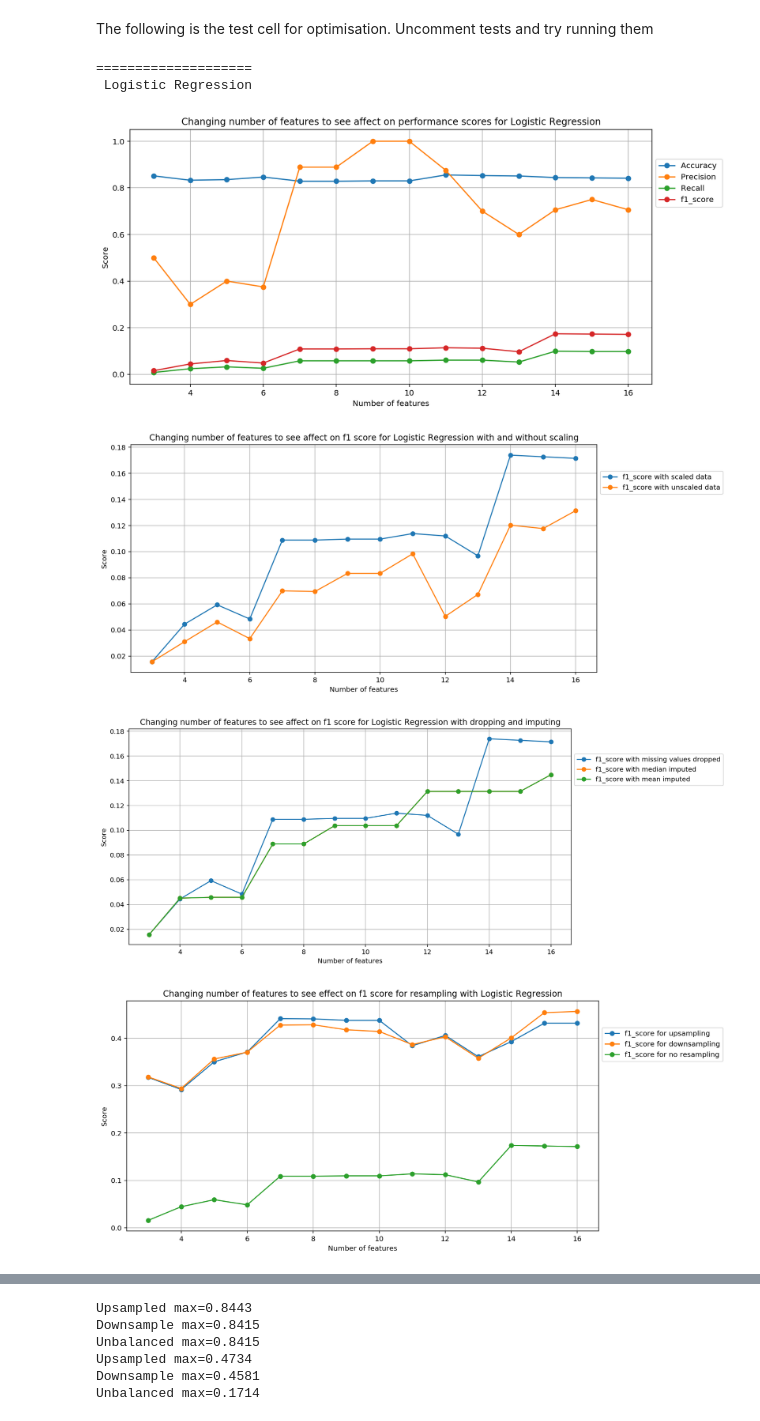
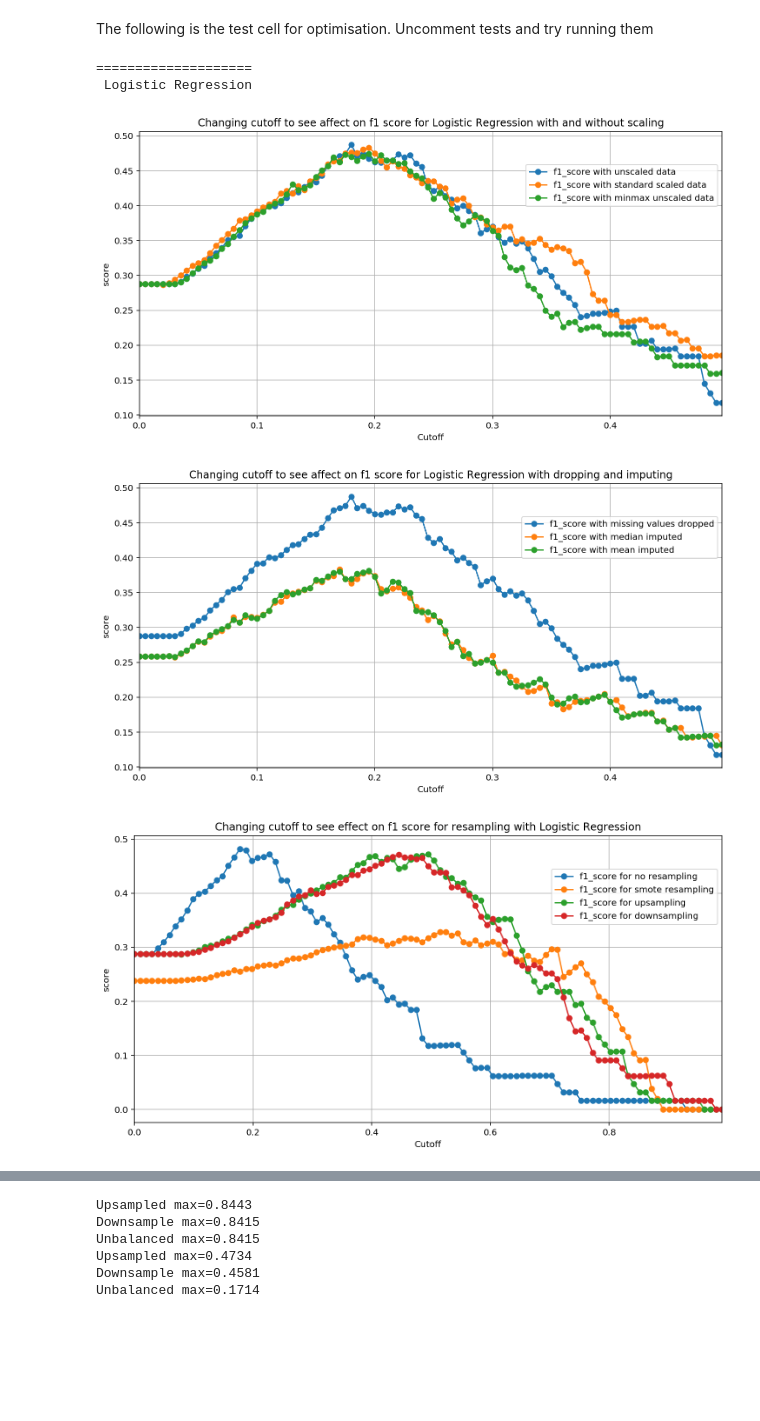
Before and after one commit to ljhowell/machine-learning_CHD, a Jupyter notebook: Optimisation_LR.ipynb, the cells around one changed output, grey strips where cells are left out. Saved outputs shown, nothing was run; the diff lists cells and outputs as text; code cells hidden in the pictures; blank space fills up the shorter version.

```diff
--- a/Optimisation_LR.ipynb
+++ b/Optimisation_LR.ipynb
@@ -406,58 +450,64 @@ for a in algorithms_to_test:
     print ("====================\n",a,"\n")
 
     ########################################
     ####    Plotting over n features    ####
     ########################################
 
-    plt.figure(figsize=(12, 6))
-    plt.title('Changing number of features to see affect on performance scores for {}'.format(a))
-    t_features(dataset_c,algorithms[a])
+#     plt.figure(figsize=(12, 6))
+#     plt.title('Changing number of features to see affect on performance scores for {}'.format(a))
+#     t_features(dataset_c,algorithms[a],metrics=['f1_score'])
 
-    plt.figure(figsize=(12, 6))
-    plt.title('Changing number of features to see affect on f1 score for {} with and without scaling'.format(a))
-    t_features(dataset_c,algorithms[a],scale=True, metrics=['f1_score'], label='with scaled data')
-    t_features(dataset_c,algorithms[a],scale=False, metrics=['f1_score'], label='with unscaled data')
+#     plt.figure(figsize=(12, 6))
+#     plt.title('Changing number of features to see affect on f1 score for {} with and without scaling'.format(a))
+#     t_features(dataset_c,algorithms[a],scale=True, metrics=['f1_score'], label='with scaled data')
+#     t_features(dataset_c,algorithms[a],scale=False, metrics=['f1_score'], label='with unscaled data')
 
-    plt.figure(figsize=(12, 6))
-    plt.title('Changing number of features to see affect on f1 score for {} with dropping and imputing'.format(a))
-    t_features(dataset_c,algorithms[a], remove_missing = 'drop', metrics=['f1_score'], label='with missing values dropped')
-    t_features(dataset_c,algorithms[a], remove_missing = 'impute_median', metrics=['f1_score'], label='with median imputed')
-    t_features(dataset_c,algorithms[a], remove_missing = 'impute_mean', metrics=['f1_score'], label='with mean imputed')
+#     plt.figure(figsize=(12, 6))
+#     plt.title('Changing number of features to see affect on f1 score for {} with dropping and imputing'.format(a))
+#     t_features(dataset_c,algorithms[a], remove_missing = 'drop', metrics=['f1_score'], label='with missing values dropped')
+#     t_features(dataset_c,algorithms[a], remove_missing = 'impute_median', metrics=['f1_score'], label='with median imputed')
+#     t_features(dataset_c,algorithms[a], remove_missing = 'impute_mean', metrics=['f1_score'], label='with mean imputed')
 
-    plt.figure(figsize=(12, 6))
-    plt.title('Changing number of features to see effect on f1 score for resampling with {}'.format(a))
-    t_features(dataset_c, algorithms[a], resample = 'down',metrics=['f1_score'],label='for upsampling')
-    t_features(dataset_c, algorithms[a], resample = 'up',metrics=['f1_score'],label='for downsampling')
-    t_features(dataset_c, algorithms[a], resample = 'none',metrics=['f1_score'],label='for no resampling')
+#     plt.figure(figsize=(12, 6))
+#     plt.title('Changing number of features to see effect on f1 score for resampling with {}'.format(a))
+#     t_features(dataset_c, algorithms[a], resample = 'down',metrics=['f1_score'],label='for upsampling')
+#     t_features(dataset_c, algorithms[a], resample = 'up',metrics=['f1_score'],label='for downsampling')
+#     t_features(dataset_c, algorithms[a], resample = 'none',metrics=['f1_score'],label='for no resampling')
 
     ########################################
     ####    Plotting over thresholds    ####
     ########################################
 
-    plt.figure(figsize=(12, 6))
-    plt.title('Changing cutoff to see affect on performance scores for {}'.format(a))
-    t_cutoff(dataset_c,algorithms[a])
+#     plt.figure(figsize=(12, 6))
+#     plt.title('Changing cutoff to see affect on performance scores for {}'.format(a))
+#     t_cutoff(dataset_c,algorithms[a])
+
+#     plt.figure(figsize=(12, 6))
+#     plt.title('Changing cutoff to see affect on f1 score for {} with and without removing outliers'.format(a))
+#     t_cutoff(dataset_c,algorithms[a],remove_outliers=True, metrics=['f1_score'], label='with outliers removed')
+#     t_cutoff(dataset_c,algorithms[a],remove_outliers=False, metrics=['f1_score'], label='without outliers removed')
 
     plt.figure(figsize=(12, 6))
     plt.title('Changing cutoff to see affect on f1 score for {} with and without scaling'.format(a))
-    t_cutoff(dataset_c,algorithms[a],scale=True, metrics=['f1_score'], label='with scaled data')
-    t_cutoff(dataset_c,algorithms[a],scale=False, metrics=['f1_score'], label='with unscaled data')
+    t_cutoff(dataset_c,algorithms[a],scale='none', metrics=['f1_score'], label='with unscaled data')
+    t_cutoff(dataset_c,algorithms[a],scale='standard', metrics=['f1_score'], label='with standard scaled data')
+    t_cutoff(dataset_c,algorithms[a],scale='minmax', metrics=['f1_score'], label='with minmax unscaled data')
 
     plt.figure(figsize=(12, 6))
     plt.title('Changing cutoff to see affect on f1 score for {} with dropping and imputing'.format(a))
     t_cutoff(dataset_c,algorithms[a], remove_missing = 'drop', metrics=['f1_score'], label='with missing values dropped')
     t_cutoff(dataset_c,algorithms[a], remove_missing = 'impute_median', metrics=['f1_score'], label='with median imputed')
     t_cutoff(dataset_c,algorithms[a], remove_missing = 'impute_mean', metrics=['f1_score'], label='with mean imputed')
 
     plt.figure(figsize=(12, 6))
     plt.title('Changing cutoff to see effect on f1 score for resampling with {}'.format(a))
-    t_cutoff(dataset_c, algorithms[a], resample = 'down',metrics=['f1_score'],label='for upsampling',x_max=0.99)
-    t_cutoff(dataset_c, algorithms[a], resample = 'up',metrics=['f1_score'],label='for downsampling',x_max=0.99)
     t_cutoff(dataset_c, algorithms[a], resample = 'none',metrics=['f1_score'],label='for no resampling',x_max=0.99)
+    t_cutoff(dataset_c, algorithms[a], resample = 'smote',metrics=['f1_score'],label='for smote resampling',x_max=0.99)
+    t_cutoff(dataset_c, algorithms[a], resample = 'up',metrics=['f1_score'],label='for upsampling',x_max=0.99)
+    t_cutoff(dataset_c, algorithms[a], resample = 'down',metrics=['f1_score'],label='for downsampling',x_max=0.99)
 # %% [output]
 ====================
  Logistic Regression
-[figure, old version]
+[figure, new version]
-[figure, old version]
+[figure, new version]
-[figure, old version]
+[figure, new version]
-[figure, removed]
```
Also changed, not shown: parts of 15 cells of this notebook, 1 other file.
